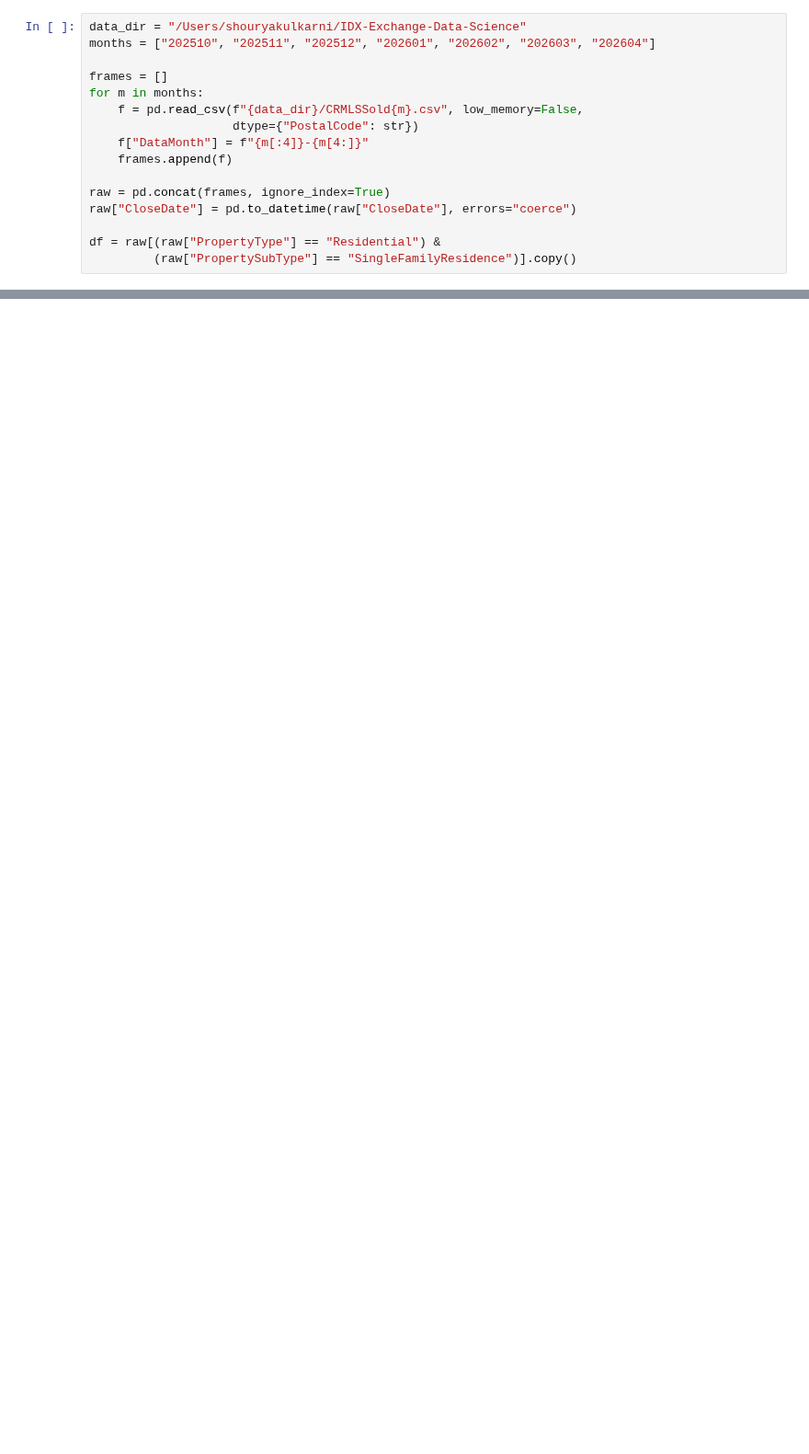
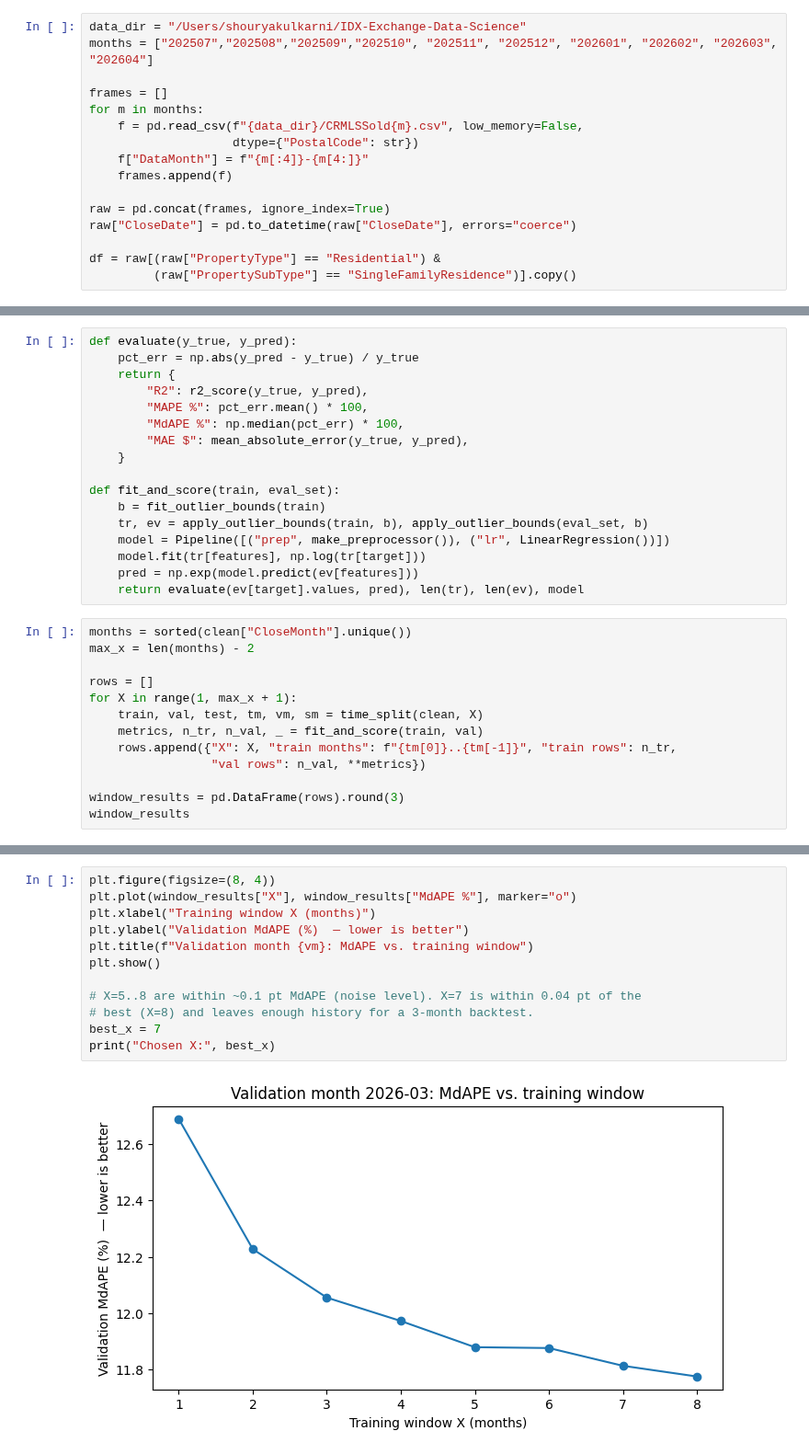
Before and after one commit to Shourya-Kulkarni/IDX-Exchange-Data-Science, a Jupyter notebook: notebooks/02_preprocessing.ipynb, the cells around one changed output, grey strips where cells are left out. Shown at 92% size. Cells and saved outputs as stored; diff of their text form; blank space fills up the shorter version.

```diff
--- a/notebooks/02_preprocessing.ipynb
+++ b/notebooks/02_preprocessing.ipynb
@@ -16,6 +23,6 @@ random_state = 42
 # %%
 data_dir = "/Users/shouryakulkarni/IDX-Exchange-Data-Science"
-months = ["202510", "202511", "202512", "202601", "202602", "202603", "202604"]
+months = ["202507","202508","202509","202510", "202511", "202512", "202601", "202602", "202603", "202604"]
 
 frames = []
 for m in months:
@@ -219,0 +562,30 @@ df["LotSqFt"].describe()
+# %%
+def evaluate(y_true, y_pred):
+    pct_err = np.abs(y_pred - y_true) / y_true
+    return {
+        "R2": r2_score(y_true, y_pred),
+        "MAPE %": pct_err.mean() * 100,
+        "MdAPE %": np.median(pct_err) * 100,
+        "MAE $": mean_absolute_error(y_true, y_pred),
+    }
+
+def fit_and_score(train, eval_set):
+    b = fit_outlier_bounds(train)
+    tr, ev = apply_outlier_bounds(train, b), apply_outlier_bounds(eval_set, b)
+    model = Pipeline([("prep", make_preprocessor()), ("lr", LinearRegression())])
+    model.fit(tr[features], np.log(tr[target]))
+    pred = np.exp(model.predict(ev[features]))
+    return evaluate(ev[target].values, pred), len(tr), len(ev), model
+# %%
+months = sorted(clean["CloseMonth"].unique())
+max_x = len(months) - 2
+
+rows = []
+for X in range(1, max_x + 1):
+    train, val, test, tm, vm, sm = time_split(clean, X)
+    metrics, n_tr, n_val, _ = fit_and_score(train, val)
+    rows.append({"X": X, "train months": f"{tm[0]}..{tm[-1]}", "train rows": n_tr,
+                 "val rows": n_val, **metrics})
+
+window_results = pd.DataFrame(rows).round(3)
+window_results
@@ -219,0 +626,14 @@ df["LotSqFt"].describe()
+# %%
+plt.figure(figsize=(8, 4))
+plt.plot(window_results["X"], window_results["MdAPE %"], marker="o")
+plt.xlabel("Training window X (months)")
+plt.ylabel("Validation MdAPE (%)  — lower is better")
+plt.title(f"Validation month {vm}: MdAPE vs. training window")
+plt.show()
+
+# X=5..8 are within ~0.1 pt MdAPE (noise level). X=7 is within 0.04 pt of the
+# best (X=8) and leaves enough history for a 3-month backtest.
+best_x = 7
+print("Chosen X:", best_x)
+# %% [output]
+[figure, added]
```
Also changed, not shown: parts of 33 cells of this notebook.
